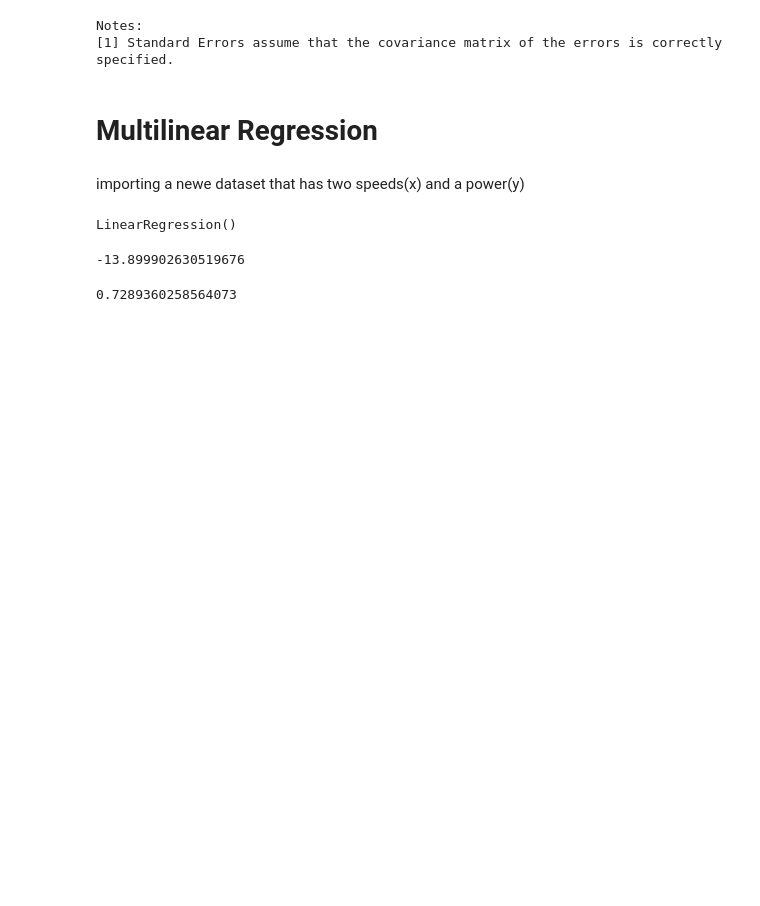
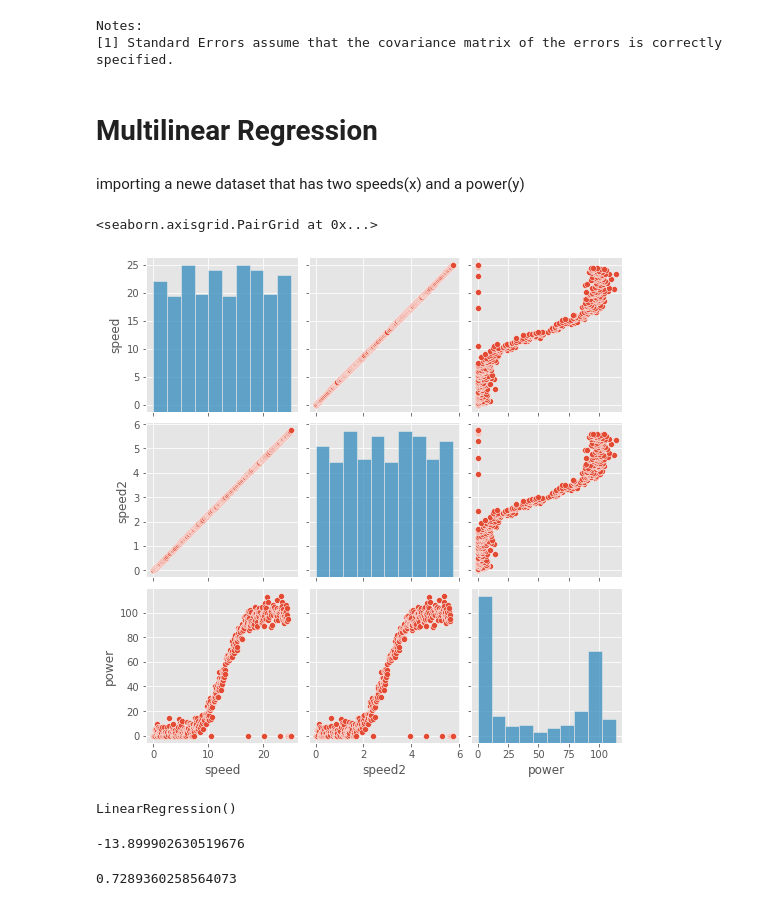
Before and after one commit to G00387859/Fundamentals-of-Data-Analysis-Project-2020, a Jupyter notebook: Fundamentals-of-Data-Analysis-Project-2020.ipynb, the cells around one changed output. Cells and saved outputs as stored; diff of their text form; code cells hidden in the pictures; blank space fills up the shorter version.

```diff
--- a/Fundamentals-of-Data-Analysis-Project-2020.ipynb
+++ b/Fundamentals-of-Data-Analysis-Project-2020.ipynb
@@ -377,6 +451,12 @@ n = dfM['speed']
 v = dfM['speed2']
 y1 = dfM['power']
 ncom = dfM[['speed','speed2']]
+# %%
+# looking at the data
+sns.pairplot(dfM)
+# %% [output]
+<seaborn.axisgrid.PairGrid at 0x...>
+[figure, added]
 # %%
 m.fit(ncom,y1)
 # %% [output]
```
Also changed, not shown: parts of 18 cells of this notebook.
